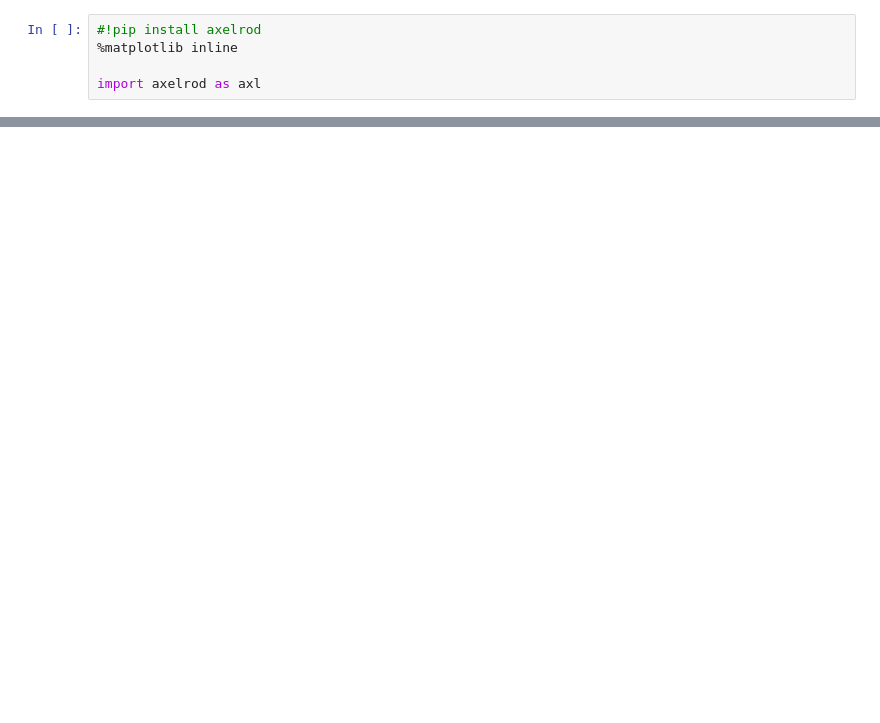
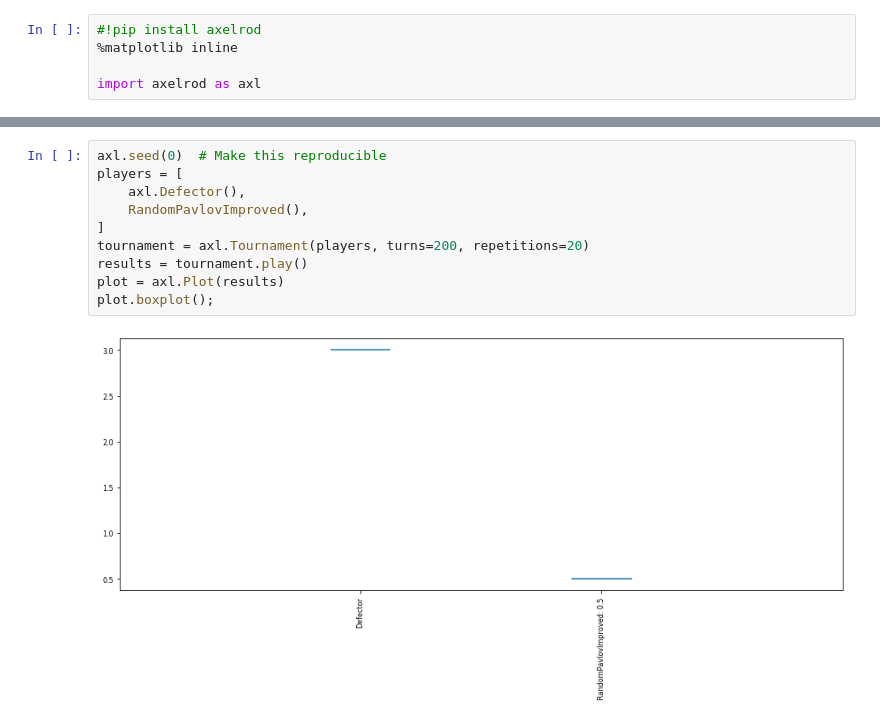
Before and after one commit to vadymtomashchuk18/game-theory-course, a Jupyter notebook: Lab03.ipynb, the cells around one changed output, grey strips where cells are left out. Cells and saved outputs as stored; diff of their text form; blank space fills up the shorter version.

```diff
--- a/Lab03.ipynb
+++ b/Lab03.ipynb
@@ -40,0 +86,12 @@ from axelrod.random_ import random_choice
+# %%
+axl.seed(0)  # Make this reproducible
+players = [
+    axl.Defector(),
+    RandomPavlovImproved(),
+]
+tournament = axl.Tournament(players, turns=200, repetitions=20)
+results = tournament.play()
+plot = axl.Plot(results)
+plot.boxplot();
+# %% [output]
+[figure, added]
```
Also changed, not shown: parts of 9 cells of this notebook, 1 other file.
